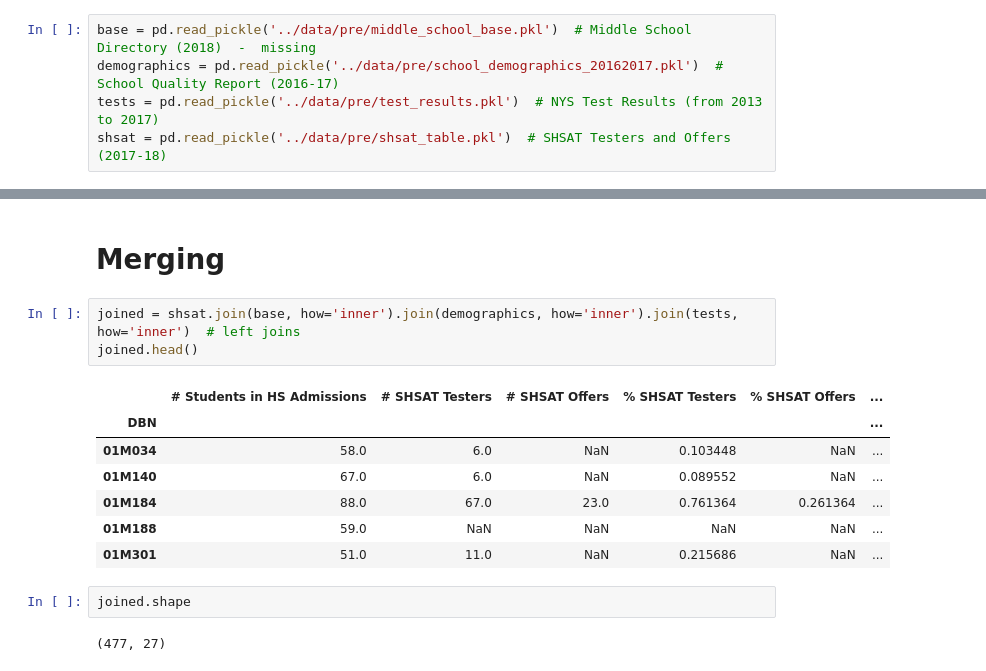
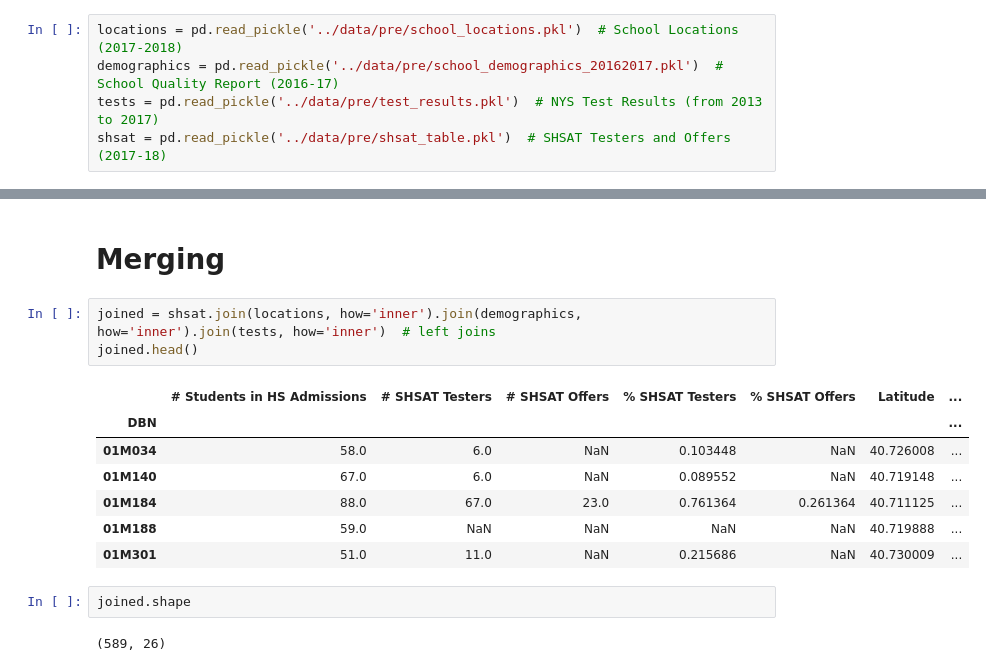
Before and after one commit to araraonline/kag-passnyc, a Jupyter notebook: notebooks/proto-assemble-schools.ipynb, the cells around one changed output, grey strips where cells are left out. Drawn from its saved outputs; the diff is of its cells as text.

Commit message:
Assemble schools info

```diff
--- a/notebooks/proto-assemble-schools.ipynb
+++ b/notebooks/proto-assemble-schools.ipynb
@@ -18,5 +18,5 @@ school_demographics_20162017.pkl  shsat_table.pkl
 # %%
-base = pd.read_pickle('../data/pre/middle_school_base.pkl')  # Middle School Directory (2018)  -  missing
+locations = pd.read_pickle('../data/pre/school_locations.pkl')  # School Locations (2017-2018)
 demographics = pd.read_pickle('../data/pre/school_demographics_20162017.pkl')  # School Quality Report (2016-17)
 tests = pd.read_pickle('../data/pre/test_results.pkl')  # NYS Test Results (from 2013 to 2017)
 shsat = pd.read_pickle('../data/pre/shsat_table.pkl')  # SHSAT Testers and Offers (2017-18)
@@ -138,17 +128,17 @@ tests.shape
 # %% [markdown]
 # Merging
 # %%
-joined = shsat.join(base, how='inner').join(demographics, how='inner').join(tests, how='inner')  # left joins
+joined = shsat.join(locations, how='inner').join(demographics, how='inner').join(tests, how='inner')  # left joins
 joined.head()
 # %% [output]
-|  | # Students in HS Admissions | # SHSAT Testers | # SHSAT Offers | % SHSAT Testers | % SHSAT Offers | ... |
-| DBN |  |  |  |  |  | ... |
-| 01M034 | 58.0 | 6.0 | NaN | 0.103448 | NaN | ... |
-| 01M140 | 67.0 | 6.0 | NaN | 0.089552 | NaN | ... |
-| 01M184 | 88.0 | 67.0 | 23.0 | 0.761364 | 0.261364 | ... |
-| 01M188 | 59.0 | NaN | NaN | NaN | NaN | ... |
-| 01M301 | 51.0 | 11.0 | NaN | 0.215686 | NaN | ... |
+|  | # Students in HS Admissions | # SHSAT Testers | # SHSAT Offers | % SHSAT Testers | % SHSAT Offers | Latitude | ... |
+| DBN |  |  |  |  |  |  | ... |
+| 01M034 | 58.0 | 6.0 | NaN | 0.103448 | NaN | 40.726008 | ... |
+| 01M140 | 67.0 | 6.0 | NaN | 0.089552 | NaN | 40.719148 | ... |
+| 01M184 | 88.0 | 67.0 | 23.0 | 0.761364 | 0.261364 | 40.711125 | ... |
+| 01M188 | 59.0 | NaN | NaN | NaN | NaN | 40.719888 | ... |
+| 01M301 | 51.0 | 11.0 | NaN | 0.215686 | NaN | 40.730009 | ... |
 # %%
 joined.shape
 # %% [output]
-(477, 27)
+(589, 26)
```
Also changed, not shown: parts of 36 cells of this notebook, 1 other file.
